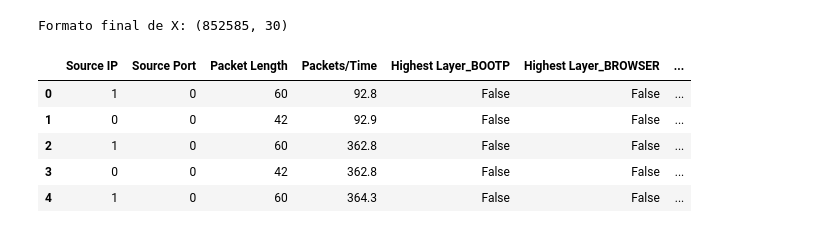
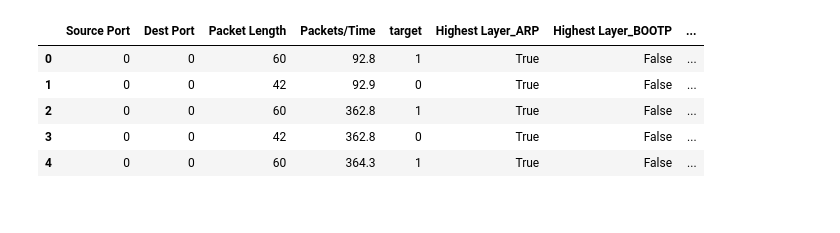
Before and after one commit to gerhardt2/tcc-bruno-ataques-ml, a Jupyter notebook: 2.Preparacao_Dataset/preparacao_DDoS.ipynb, the cells around one changed output. Drawn from its saved outputs; the diff is of its cells as text; code cells hidden in the pictures.

```diff
--- a/2.Preparacao_Dataset/preparacao_DDoS.ipynb
+++ b/2.Preparacao_Dataset/preparacao_DDoS.ipynb
@@ -30,12 +9,5 @@ Arquivo encontrado em: ../datasets/DDoS.csv
 # %%
-# Leitura com fallback de encoding
-try:
-    df_ddos = pd.read_csv(caminho_ddos, encoding="utf-8")
-except UnicodeDecodeError:
-    df_ddos = pd.read_csv(caminho_ddos, encoding="latin1")
+df_ddos = pd.read_csv("../datasets/DDoS.csv")
 
-print("Formato:", df_ddos.shape)
-display(df_ddos.head())
-
-# Dica: se houver colunas claramente de identificadores (IPs/portas), podemos removê-las mais abaixo.
+df_ddos.head()
 # %% [output]
@@ -74,47 +20,17 @@ Coluna-alvo detectada: target
 # %%
-df = df_ddos.copy()
+df_ddos = df_ddos.drop(columns=["Source IP", "Dest IP"])
 
-# Remover identificadores muito específicos (ajuste se necessário)
-possiveis_identificadores = [
-    "source IP","src_ip","dest IP","dst_ip","source port","src_port",
-    "Dest Port","dst_port","Flow ID","flow_id","Timestamp","timestamp"
-]
-para_remover = [c for c in possiveis_identificadores if c in df.columns]
-if para_remover:
-    df = df.drop(columns=para_remover)
+df_ddos = pd.get_dummies(df_ddos, columns=["Highest Layer", "Transport Layer"])
 
-# Se a coluna alvo for categórica (string), converte para rótulos numéricos
-y_raw = df[coluna_alvo]
-if y_raw.dtype == "object" or str(y_raw.dtype).startswith("category"):
-    y_map, uniques = pd.factorize(y_raw)
-    y = pd.Series(y_map, name=coluna_alvo)
-    print("Mapeamento de classes:", dict(enumerate(uniques.tolist())))
-else:
-    y = y_raw.astype(int) if np.issubdtype(y_raw.dtype, np.integer) else y_raw
-
-# X = tudo menos a coluna alvo
-X = df.drop(columns=[coluna_alvo])
-
-# Converte tudo que não for numérico em dummies
-colunas_nao_numericas = X.select_dtypes(include=["object","category"]).columns.tolist()
-if colunas_nao_numericas:
-    X = pd.get_dummies(X, columns=colunas_nao_numericas, drop_first=True)
-
-# Tenta converter colunas numéricas para tipo adequado
-for c in X.columns:
-    if not np.issubdtype(X[c].dtype, np.number):
-        X[c] = pd.to_numeric(X[c], errors="ignore")
-
-print("Formato final de X:", X.shape)
-display(X.head())
+df_ddos.to_csv("../datasets/DDoS_transformado.csv", index=False, decimal=".", sep=";")
+display(df_ddos.head())
 # %% [output]
-Formato final de X: (852585, 30)
-|  | Source IP | Source Port | Packet Length | Packets/Time | Highest Layer_BOOTP | Highest Layer_BROWSER | ... |
-| 0 | 1 | 0 | 60 | 92.8 | False | False | ... |
-| 1 | 0 | 0 | 42 | 92.9 | False | False | ... |
-| 2 | 1 | 0 | 60 | 362.8 | False | False | ... |
-| 3 | 0 | 0 | 42 | 362.8 | False | False | ... |
-| 4 | 1 | 0 | 60 | 364.3 | False | False | ... |
+|  | Source Port | Dest Port | Packet Length | Packets/Time | target | Highest Layer_ARP | Highest Layer_BOOTP | ... |
+| 0 | 0 | 0 | 60 | 92.8 | 1 | True | False | ... |
+| 1 | 0 | 0 | 42 | 92.9 | 0 | True | False | ... |
+| 2 | 0 | 0 | 60 | 362.8 | 1 | True | False | ... |
+| 3 | 0 | 0 | 42 | 362.8 | 0 | True | False | ... |
+| 4 | 0 | 0 | 60 | 364.3 | 1 | True | False | ... |
 # %%
 # OBS: para avaliação adequada, o ideal é separar treino/teste ou usar validação cruzada.
 # Aqui focamos na importância de features, como no seu código original.
```
Also changed, not shown: parts of 4 cells of this notebook, 34 other files.
